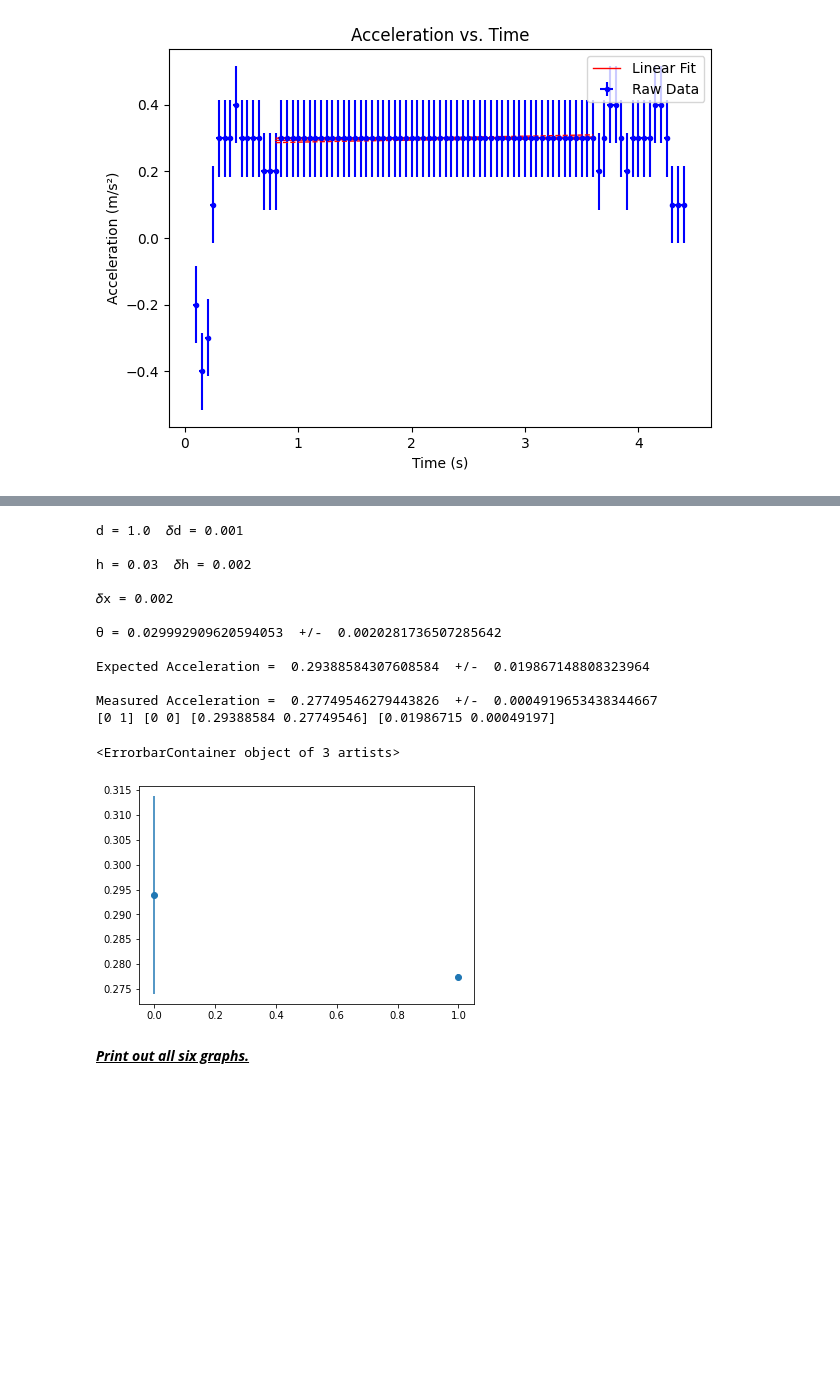
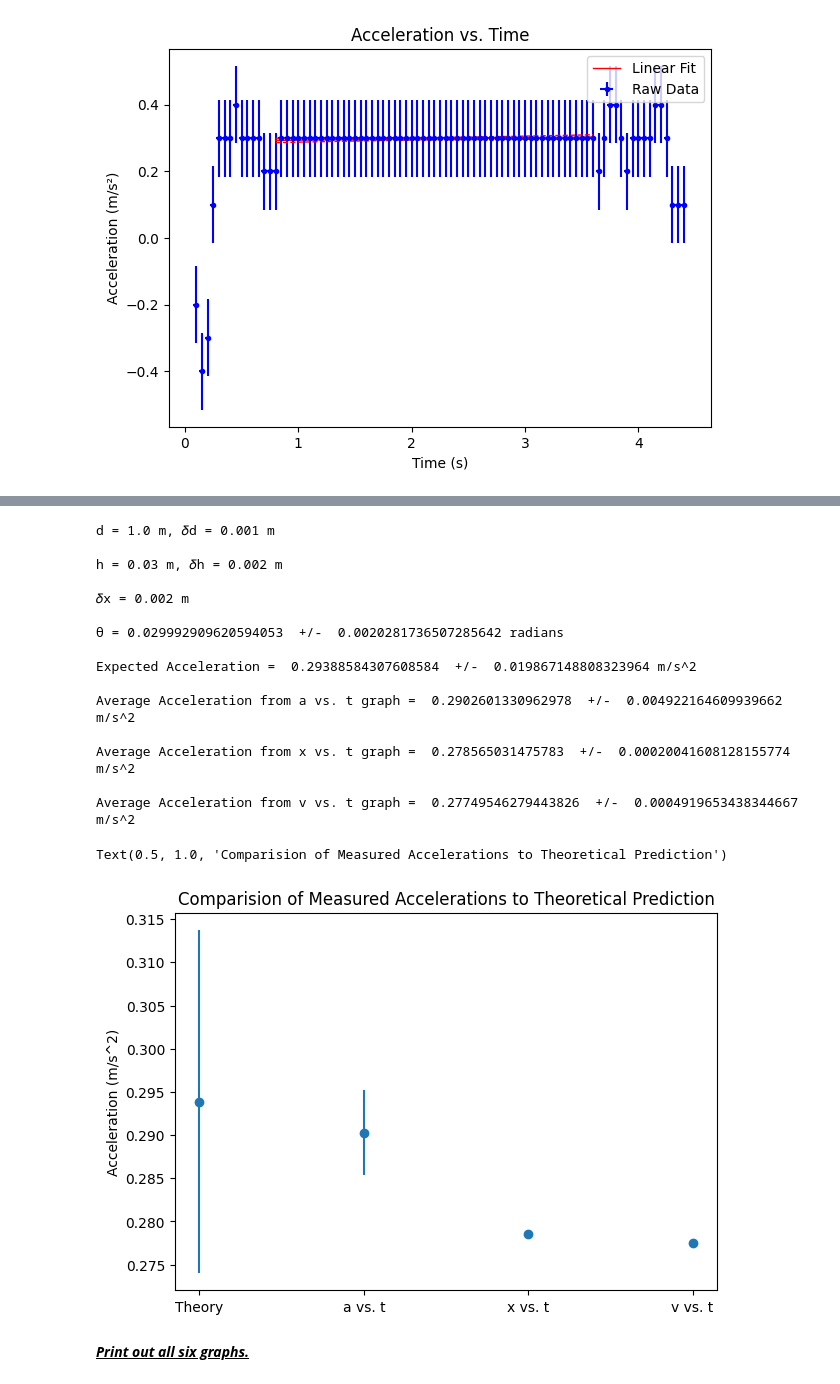
Before and after one commit to nmack21/PhysicsLabs, a Jupyter notebook: PHYS201/Lab2.ipynb, the cells around one changed output, grey strips where cells are left out. Drawn from its saved outputs; the diff is of its cells as text; code cells hidden in the pictures; blank space fills up the shorter version.

```diff
--- a/PHYS201/Lab2.ipynb
+++ b/PHYS201/Lab2.ipynb
@@ -542,7 +542,7 @@ plt.title('Position vs. Time')
 
 # Takes the x and y values to make a trendline
 #intercept, slope = linear_fit_plot(x_data,y_data)
-#intercept, slope, dintercept, dslope = linear_fit_plot_errors(xi,yi,linestring='g-')
+a,b,c,da,db,dc = quadratic_fit_plot_errors(xi,yi,linestring='g-')
 
 # Adds the legend to the plot
 plt.legend()
@@ -579,10 +587,8 @@ plt.title('Velocity vs. Time')
 #intercept1, slope1 = linear_fit_plot(x_data,y_data,0.0,3.0)
 #intercept2, slope2 = linear_fit_plot(x_data,y_data,3.0,5.0)
 #intercept3, slope3 = linear_fit_plot(x_data,y_data,5.0,10.0)
-intercept1, slope1, dintercept1, dslope1 = linear_fit_plot_errors(xi,yi,
+intercept2, slope2, dintercept2, dslope2 = linear_fit_plot_errors(xi,yi,
                                                                   0.8,3.6,"Linear Fit",'r-')
-
-print(intercept1,slope1,dintercept1,dslope1)
 
 #Adds the legend to the plot
 plt.legend()
@@ -624,56 +628,76 @@ theta_max = np.arctan((h+uncertainty_h)/(d-uncertainty_d))
 theta = (theta_max+theta_min)/2.0
 dtheta = (theta_max-theta_min)/2.0
 
 ###########################################
 
-print("d =", d, " 𝛿d =", uncertainty_d)
+print("d =", d, "m, 𝛿d =", uncertainty_d,"m")
 print("")
-print("h =", h, " 𝛿h =", uncertainty_h)
+print("h =", h, "m, 𝛿h =", uncertainty_h,"m")
 print("")
-print("𝛿x =", uncertainty_x)
+print("𝛿x =", uncertainty_x,"m")
 print("")
-print("θ =", theta," +/- ",dtheta)
+print("θ =", theta," +/- ",dtheta,"radians")
 
 gravity = 9.80
 
 a_max = gravity*np.sin(theta_max)
 a_min = gravity*np.sin(theta_min)
 
 a_theory = (a_max+a_min)/2.0
 da_theory = (a_max-a_min)/2.0
 
 print()
-print ("Expected Acceleration = ",a_theory," +/- ",da_theory)
+print ("Expected Acceleration = ",a_theory," +/- ",da_theory,"m/s^2")
 
-a_experiment = slope1
-da_experiment = dslope1
+a_experiment_1 = intercept1
+da_experiment_1 = dintercept1
 
 print()
-print ("Measured Acceleration = ",a_experiment," +/- ",da_experiment)
+print ("Average Acceleration from a vs. t graph = ",a_experiment_1," +/- ",da_experiment_1,"m/s^2")
 
-x = np.array([0,1])
-dx = np.array([0,0])
-y = np.array([a_theory,a_experiment])
-dy = np.array([da_theory,da_experiment])
+a_experiment_2 = 2.0*a
+da_experiment_2 = 2.0*da
 
-print (x,dx,y,dy)
+print()
+print ("Average Acceleration from x vs. t graph = ",a_experiment_2," +/- ",da_experiment_2,"m/s^2")
 
-plt.errorbar(x,y,dy,dx,'o')
+a_experiment_3 = slope2
+da_experiment_3 = dslope2
+
+print()
+print ("Average Acceleration from v vs. t graph = ",a_experiment_3," +/- ",da_experiment_3,"m/s^2")
+
+print()
+print()
+
+x = ['Theory','a vs. t','x vs. t','v vs. t']
+dx = ['','','','']
+y = np.array([a_theory,a_experiment_1,a_experiment_2,a_experiment_3])
+dy = np.array([da_theory,da_experiment_1,da_experiment_2,da_experiment_3])
+
+fig=plt.figure(figsize=(7,5), dpi= 100, facecolor='w', edgecolor='k')
+
+plt.errorbar(x,y,dy,fmt='o')
+plt.ylabel('Acceleration (m/s^2)')
+plt.title('Comparision of Measured Accelerations to Theoretical Prediction')
 # %% [output]
-d = 1.0  𝛿d = 0.001
+d = 1.0 m, 𝛿d = 0.001 m
 
-h = 0.03  𝛿h = 0.002
+h = 0.03 m, 𝛿h = 0.002 m
 
-𝛿x = 0.002
+𝛿x = 0.002 m
 
-θ = 0.029992909620594053  +/-  0.0020281736507285642
+θ = 0.029992909620594053  +/-  0.0020281736507285642 radians
 
-Expected Acceleration =  0.29388584307608584  +/-  0.019867148808323964
+Expected Acceleration =  0.29388584307608584  +/-  0.019867148808323964 m/s^2
 
-Measured Acceleration =  0.27749546279443826  +/-  0.0004919653438344667
-[0 1] [0 0] [0.29388584 0.27749546] [0.01986715 0.00049197]
+Average Acceleration from a vs. t graph =  0.2902601330962978  +/-  0.004922164609939662 m/s^2
+
+Average Acceleration from x vs. t graph =  0.278565031475783  +/-  0.00020041608128155774 m/s^2
+
+Average Acceleration from v vs. t graph =  0.27749546279443826  +/-  0.0004919653438344667 m/s^2
-<ErrorbarContainer object of 3 artists>
+Text(0.5, 1.0, 'Comparision of Measured Accelerations to Theoretical Prediction')
-[figure, old version]
+[figure, new version]
 # %% [markdown]
 <u>***Print out all six graphs.***</u>
 # %% [markdown]
```
Also changed, not shown: parts of 4 cells of this notebook, 1 other file.
